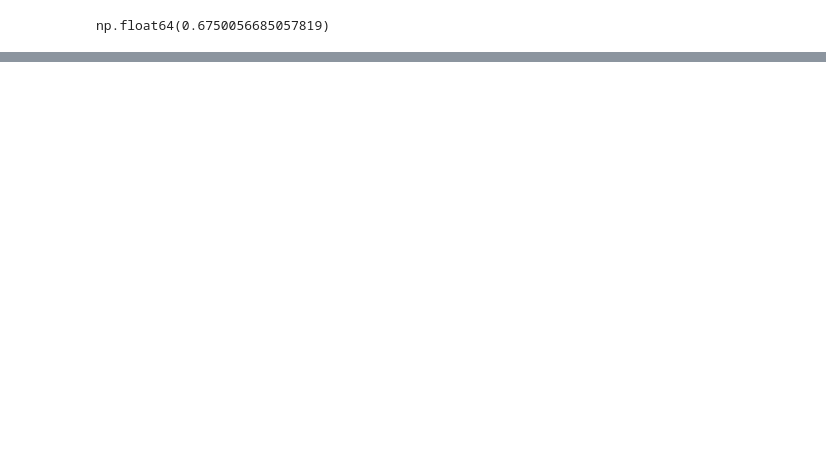
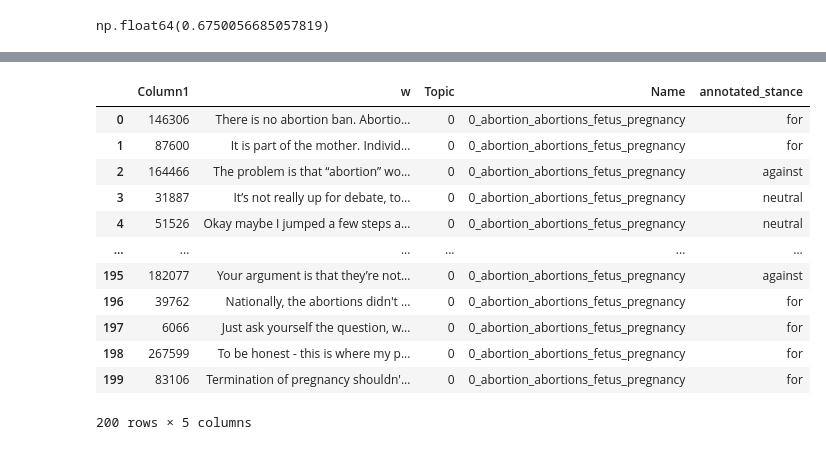
Before and after one commit to b0psheva27/BSc_project_polarization, a Jupyter notebook: 02_dataset_generation.ipynb, the cells around one changed output, grey strips where cells are left out. Cells and saved outputs as stored; diff of their text form; code cells hidden in the pictures; blank space fills up the shorter version.

```diff
--- a/02_dataset_generation.ipynb
+++ b/02_dataset_generation.ipynb
@@ -50,0 +74,17 @@ filtered_df.to_csv("filtered_data.csv", index=False)
+# %%
+annotated_200_jose.loc[filtered_data.index, "annotated_stance"]= filtered_data["stance"]
+annotated_200_jose
+# %% [output]
+|  | Column1 | w | Topic | Name | annotated_stance |
+| 0 | 146306 | There is no abortion ban. Abortio... | 0 | 0_abortion_abortions_fetus_pregnancy | for |
+| 1 | 87600 | It is part of the mother. Individ... | 0 | 0_abortion_abortions_fetus_pregnancy | for |
+| 2 | 164466 | The problem is that “abortion” wo... | 0 | 0_abortion_abortions_fetus_pregnancy | against |
+| 3 | 31887 | It’s not really up for debate, to... | 0 | 0_abortion_abortions_fetus_pregnancy | neutral |
+| 4 | 51526 | Okay maybe I jumped a few steps a... | 0 | 0_abortion_abortions_fetus_pregnancy | neutral |
+| ... | ... | ... | ... | ... | ... |
+| 195 | 182077 | Your argument is that they’re not... | 0 | 0_abortion_abortions_fetus_pregnancy | against |
+| 196 | 39762 | Nationally, the abortions didn't ... | 0 | 0_abortion_abortions_fetus_pregnancy | for |
+| 197 | 6066 | Just ask yourself the question, w... | 0 | 0_abortion_abortions_fetus_pregnancy | for |
+| 198 | 267599 | To be honest - this is where my p... | 0 | 0_abortion_abortions_fetus_pregnancy | for |
+| 199 | 83106 | Termination of pregnancy shouldn'... | 0 | 0_abortion_abortions_fetus_pregnancy | for |
+200 rows × 5 columns
```
Also changed, not shown: parts of 5 cells of this notebook, 3 other files.
